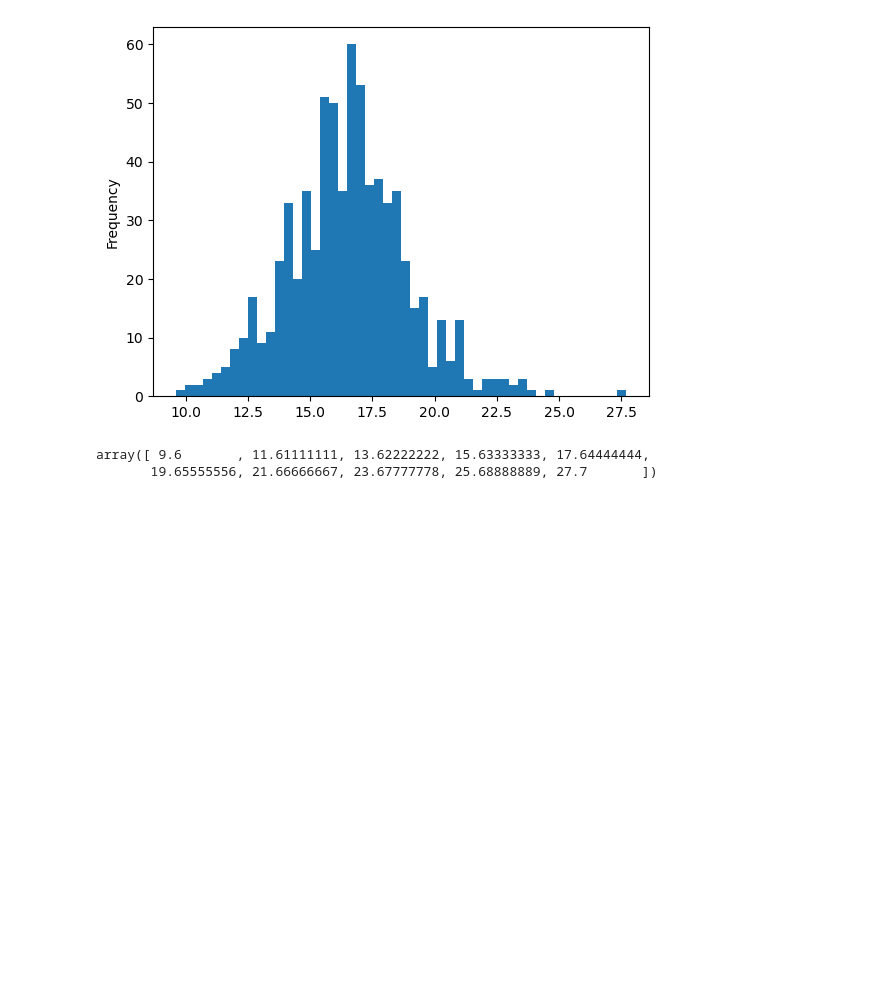
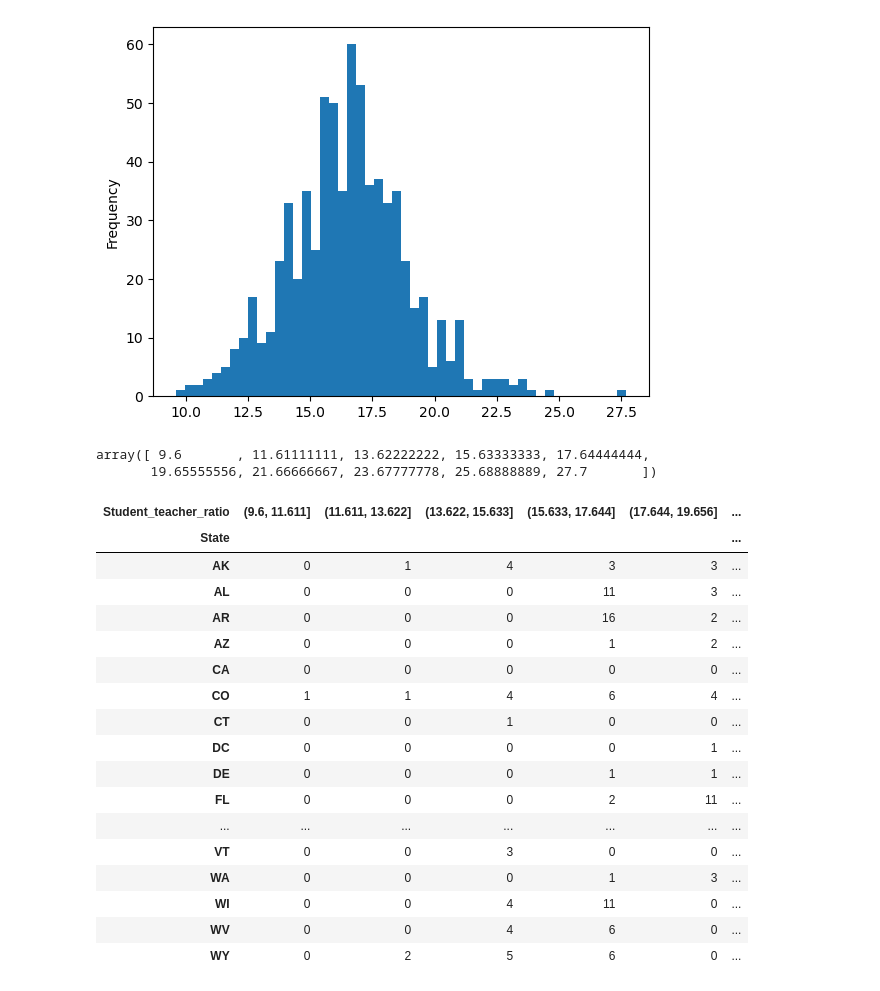
Before and after one commit to UIUC-iSchool-DataViz/is445_obuobg_spring2025, a Jupyter notebook: week08/inClass_week08.ipynb, the cells around one changed output. Drawn from its saved outputs; the diff is of its cells as text; code cells hidden in the pictures; blank space fills up the shorter version.

```diff
--- a/week08/inClass_week08.ipynb
+++ b/week08/inClass_week08.ipynb
@@ -110,3 +110,26 @@ bins
 # %% [output]
 array([ 9.6       , 11.61111111, 13.62222222, 15.63333333, 17.64444444,
        19.65555556, 21.66666667, 23.67777778, 25.68888889, 27.7       ])
+# %%
+table = df.pivot_table(index='State', columns=pd.cut(df['Student_teacher_ratio'], bins), aggfunc='size')
+# %%
+table
+# %% [output]
+| Student_teacher_ratio | (9.6, 11.611] | (11.611, 13.622] | (13.622, 15.633] | (15.633, 17.644] | (17.644, 19.656] | ... |
+| State |  |  |  |  |  | ... |
+| AK | 0 | 1 | 4 | 3 | 3 | ... |
+| AL | 0 | 0 | 0 | 11 | 3 | ... |
+| AR | 0 | 0 | 0 | 16 | 2 | ... |
+| AZ | 0 | 0 | 0 | 1 | 2 | ... |
+| CA | 0 | 0 | 0 | 0 | 0 | ... |
+| CO | 1 | 1 | 4 | 6 | 4 | ... |
+| CT | 0 | 0 | 1 | 0 | 0 | ... |
+| DC | 0 | 0 | 0 | 0 | 1 | ... |
+| DE | 0 | 0 | 0 | 1 | 1 | ... |
+| FL | 0 | 0 | 0 | 2 | 11 | ... |
+| ... | ... | ... | ... | ... | ... | ... |
+| VT | 0 | 0 | 3 | 0 | 0 | ... |
+| WA | 0 | 0 | 0 | 1 | 3 | ... |
+| WI | 0 | 0 | 4 | 11 | 0 | ... |
+| WV | 0 | 0 | 4 | 6 | 0 | ... |
+| WY | 0 | 2 | 5 | 6 | 0 | ... |
```
